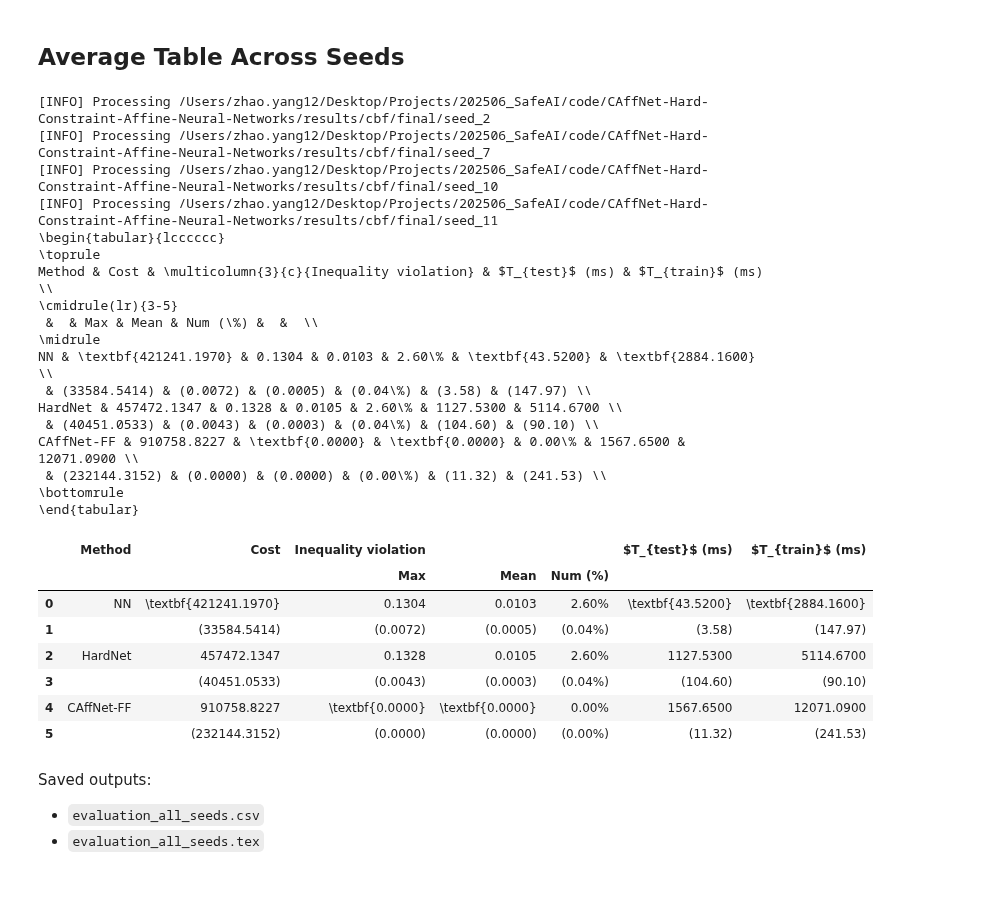
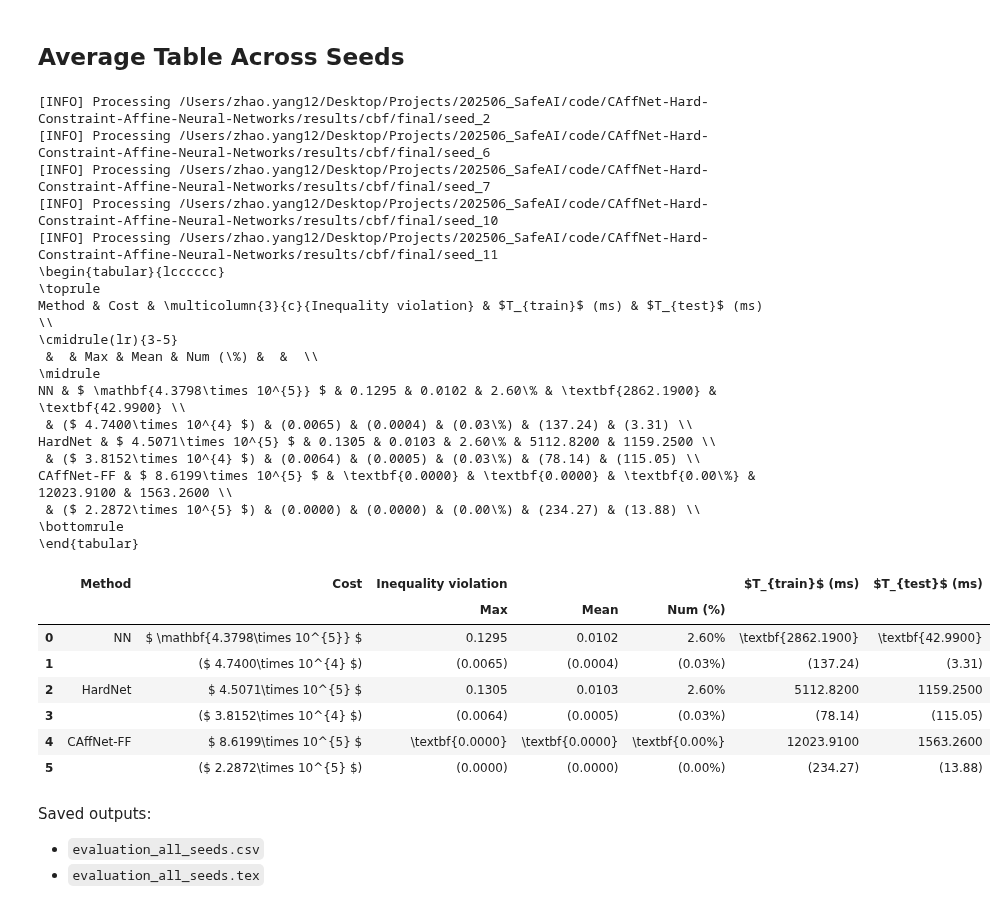
Before and after one commit to ice-t-lab/CAffNet-Hard-Constraint-Affine-Neural-Networks, a Jupyter notebook: src/scenarios/cbf/result.ipynb, the cells around one changed output. Saved outputs shown, nothing was run; the diff lists cells and outputs as text; code cells hidden in the pictures.

```diff
--- a/src/scenarios/cbf/result.ipynb
+++ b/src/scenarios/cbf/result.ipynb
@@ -61,45 +61,47 @@ PosixPath('/Users/zhao.yang12/Desktop/Projects/202506_SafeAI/code/CAffNet-Hard-C
 # %%
 table = build_average_table(
     RUN_DIR,
     SEEDS,
     METHODS,
     OUTPUT_DIR,
     metric_rename={
         "Max ineq viol.": ("Ineq viol.", "Max"),
         "Mean ineq viol.": ("Ineq viol.", "Mean"),
         "Num ineq viol. (%)": ("Ineq viol.", "Num (%)"),
     },
     column_rename={"Ineq viol.": "Inequality violation"},
+    scientific_columns=["Cost"],
     bold_best=True,
 )
 table
 # %% [output]
 [INFO] Processing /Users/zhao.yang12/Desktop/Projects/202506_SafeAI/code/CAffNet-Hard-Constraint-Affine-Neural-Networks/results/cbf/final/seed_2
+[INFO] Processing /Users/zhao.yang12/Desktop/Projects/202506_SafeAI/code/CAffNet-Hard-Constraint-Affine-Neural-Networks/results/cbf/final/seed_6
 [INFO] Processing /Users/zhao.yang12/Desktop/Projects/202506_SafeAI/code/CAffNet-Hard-Constraint-Affine-Neural-Networks/results/cbf/final/seed_7
 [INFO] Processing /Users/zhao.yang12/Desktop/Projects/202506_SafeAI/code/CAffNet-Hard-Constraint-Affine-Neural-Networks/results/cbf/final/seed_10
 [INFO] Processing /Users/zhao.yang12/Desktop/Projects/202506_SafeAI/code/CAffNet-Hard-Constraint-Affine-Neural-Networks/results/cbf/final/seed_11
 \begin{tabular}{lcccccc}
 \toprule
-Method & Cost & \multicolumn{3}{c}{Inequality violation} & $T_{test}$ (ms) & $T_{train}$ (ms) \\
+Method & Cost & \multicolumn{3}{c}{Inequality violation} & $T_{train}$ (ms) & $T_{test}$ (ms) \\
 \cmidrule(lr){3-5}
  &  & Max & Mean & Num (\%) &  &  \\
 \midrule
-NN & \textbf{421241.1970} & 0.1304 & 0.0103 & 2.60\% & \textbf{43.5200} & \textbf{2884.1600} \\
- & (33584.5414) & (0.0072) & (0.0005) & (0.04\%) & (3.58) & (147.97) \\
-HardNet & 457472.1347 & 0.1328 & 0.0105 & 2.60\% & 1127.5300 & 5114.6700 \\
- & (40451.0533) & (0.0043) & (0.0003) & (0.04\%) & (104.60) & (90.10) \\
-CAffNet-FF & 910758.8227 & \textbf{0.0000} & \textbf{0.0000} & 0.00\% & 1567.6500 & 12071.0900 \\
- & (232144.3152) & (0.0000) & (0.0000) & (0.00\%) & (11.32) & (241.53) \\
+NN & $ \mathbf{4.3798\times 10^{5}} $ & 0.1295 & 0.0102 & 2.60\% & \textbf{2862.1900} & \textbf{42.9900} \\
+ & ($ 4.7400\times 10^{4} $) & (0.0065) & (0.0004) & (0.03\%) & (137.24) & (3.31) \\
+HardNet & $ 4.5071\times 10^{5} $ & 0.1305 & 0.0103 & 2.60\% & 5112.8200 & 1159.2500 \\
+ & ($ 3.8152\times 10^{4} $) & (0.0064) & (0.0005) & (0.03\%) & (78.14) & (115.05) \\
+CAffNet-FF & $ 8.6199\times 10^{5} $ & \textbf{0.0000} & \textbf{0.0000} & \textbf{0.00\%} & 12023.9100 & 1563.2600 \\
+ & ($ 2.2872\times 10^{5} $) & (0.0000) & (0.0000) & (0.00\%) & (234.27) & (13.88) \\
 \bottomrule
 \end{tabular}
-|  | Method | Cost | Inequality violation |  |  | $T_{test}$ (ms) | $T_{train}$ (ms) |
+|  | Method | Cost | Inequality violation |  |  | $T_{train}$ (ms) | $T_{test}$ (ms) |
 |  |  |  | Max | Mean | Num (%) |  |  |
-| 0 | NN | \textbf{421241.1970} | 0.1304 | 0.0103 | 2.60% | \textbf{43.5200} | \textbf{2884.1600} |
-| 1 |  | (33584.5414) | (0.0072) | (0.0005) | (0.04%) | (3.58) | (147.97) |
-| 2 | HardNet | 457472.1347 | 0.1328 | 0.0105 | 2.60% | 1127.5300 | 5114.6700 |
-| 3 |  | (40451.0533) | (0.0043) | (0.0003) | (0.04%) | (104.60) | (90.10) |
-| 4 | CAffNet-FF | 910758.8227 | \textbf{0.0000} | \textbf{0.0000} | 0.00% | 1567.6500 | 12071.0900 |
-| 5 |  | (232144.3152) | (0.0000) | (0.0000) | (0.00%) | (11.32) | (241.53) |
+| 0 | NN | $ \mathbf{4.3798\times 10^{5}} $ | 0.1295 | 0.0102 | 2.60% | \textbf{2862.1900} | \textbf{42.9900} |
+| 1 |  | ($ 4.7400\times 10^{4} $) | (0.0065) | (0.0004) | (0.03%) | (137.24) | (3.31) |
+| 2 | HardNet | $ 4.5071\times 10^{5} $ | 0.1305 | 0.0103 | 2.60% | 5112.8200 | 1159.2500 |
+| 3 |  | ($ 3.8152\times 10^{4} $) | (0.0064) | (0.0005) | (0.03%) | (78.14) | (115.05) |
+| 4 | CAffNet-FF | $ 8.6199\times 10^{5} $ | \textbf{0.0000} | \textbf{0.0000} | \textbf{0.00%} | 12023.9100 | 1563.2600 |
+| 5 |  | ($ 2.2872\times 10^{5} $) | (0.0000) | (0.0000) | (0.00%) | (234.27) | (13.88) |
 # %% [markdown]
 Saved outputs:
 
```
Also changed, not shown: parts of 3 cells of this notebook, 9 other files.
